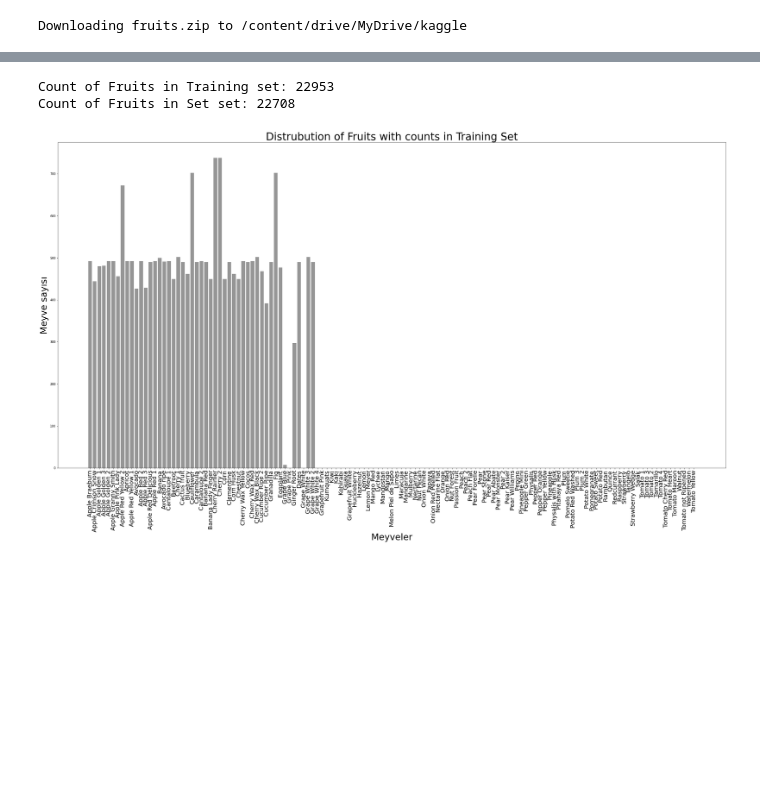
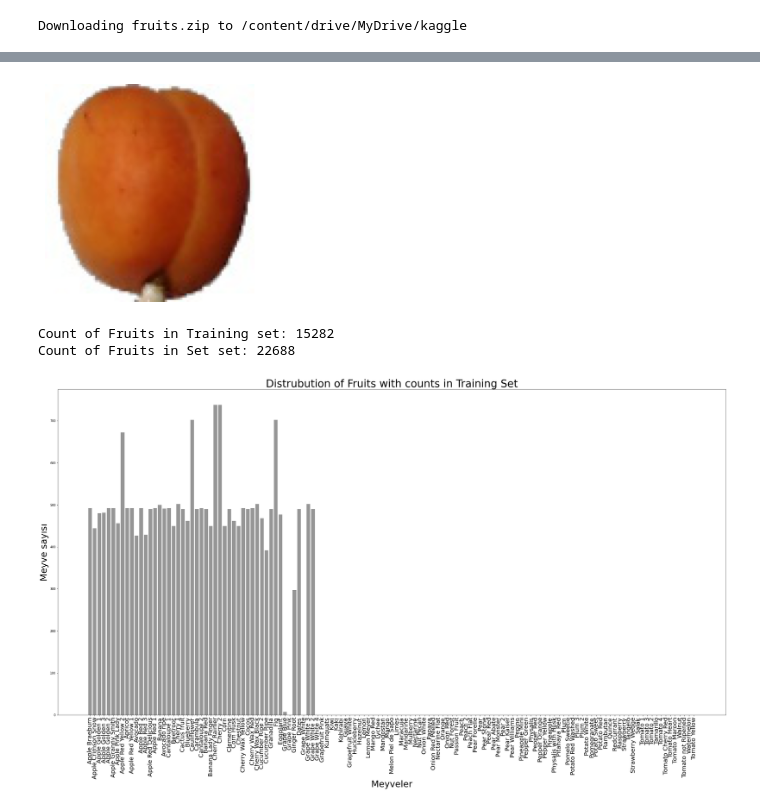
Before and after one commit to duyguaran/graduation_thesis, a Jupyter notebook: fruits.ipynb, the cells around one changed output, grey strips where cells are left out. Drawn from its saved outputs; the diff is of its cells as text; code cells hidden in the pictures; blank space fills up the shorter version.

Commit message:
data overview

```diff
--- a/fruits.ipynb
+++ b/fruits.ipynb
@@ -29,0 +49,7 @@ import tensorflow_datasets as tfds
+# %%
+img1 = load_img(test + "Apricot/321_100.jpg", target_size=(100,100))
+plt.imshow(img1)
+plt.axis("off")
+plt.show()
+# %% [output]
+[figure, added]
@@ -30,25 +76,24 @@ import tensorflow_datasets as tfds
 # %%
 #training and testing data information
-#some of the data has been uploaded for a now
 import os, os.path
 train_categories = []
 train_samples = []
-for i in os.listdir("/content/drive/MyDrive/graduation/fruits-360/Training/"):
+for i in os.listdir("/content/drive/MyDrive/kaggle/fruits-360/Training/"):
     train_categories.append(i)
-    train_samples.append(len(os.listdir("/content/drive/MyDrive/graduation/fruits-360/Training/"+ i)))
+    train_samples.append(len(os.listdir("/content/drive/MyDrive/kaggle/fruits-360/Training/"+ i)))
 
 test_categories = []
 test_samples = []
-for i in os.listdir("/content/drive/MyDrive/graduation/fruits-360/Test/"):
+for i in os.listdir("/content/drive/MyDrive/kaggle/fruits-360/Test/"):
     test_categories.append(i)
-    test_samples.append(len(os.listdir("/content/drive/MyDrive/graduation/fruits-360/Test/"+i)))
+    test_samples.append(len(os.listdir("/content/drive/MyDrive/kaggle/fruits-360/Test/"+i)))
 
 
 print("Count of Fruits in Training set:", sum(train_samples))
 print("Count of Fruits in Set set:", sum(test_samples))
 # %% [output]
-Count of Fruits in Training set: 22953
-Count of Fruits in Set set: 22708
+Count of Fruits in Training set: 15282
+Count of Fruits in Set set: 22688
 # %%
 import matplotlib.pyplot as plt
 # %%
```
Also changed, not shown: parts of 9 cells of this notebook.
